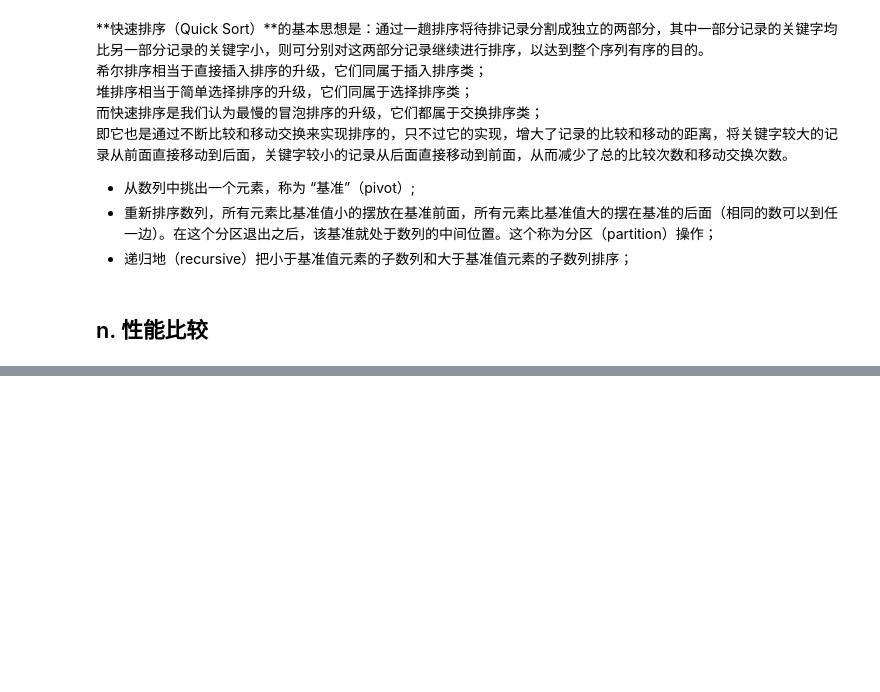
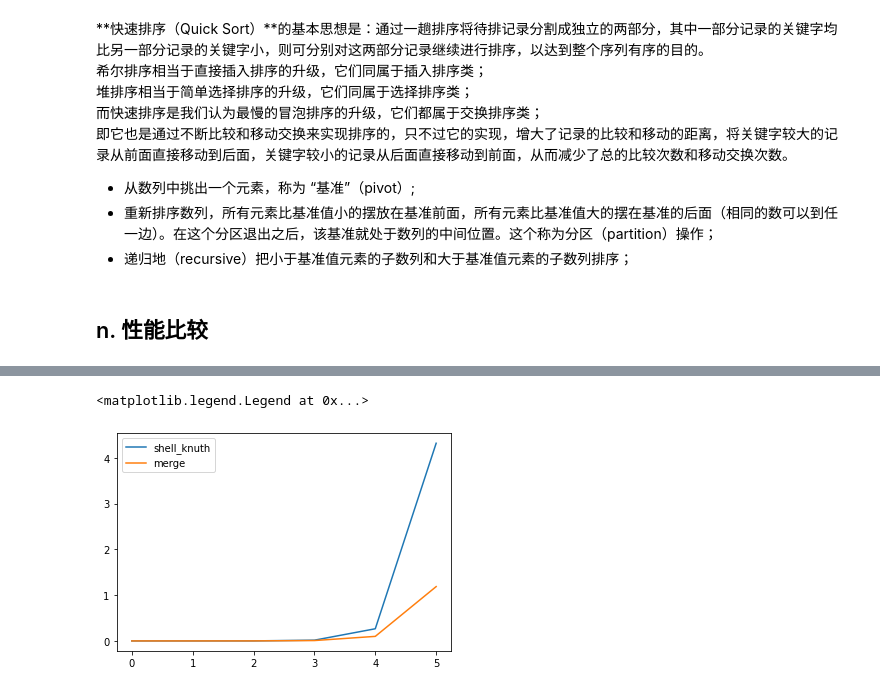
Before and after one commit to michaelbrucelin/HelloLanguage, a Jupyter notebook: Jupyter/Algorithm/Sort/排序算法-Python.ipynb, the cells around one changed output, grey strips where cells are left out. Saved outputs shown, nothing was run; the diff lists cells and outputs as text; code cells hidden in the pictures; blank space fills up the shorter version.

```diff
--- a/Jupyter/Algorithm/Sort/排序算法-Python.ipynb
+++ b/Jupyter/Algorithm/Sort/排序算法-Python.ipynb
@@ -305,5 +251,0 @@ def merge_sort_recursion(arr):
-# %%
-arr = [1, 3, 5, 7, 9, 2, 3, 4, 100]
-
-arr = merge_sort_recursion(arr)
-arr
@@ -363,0 +346,21 @@ plt.legend()
+# %%
+l_shell_knuth, l_merge = [], []
+sort_funcs = [shell_sort_knuth, merge_sort_recursion]
+sort_times = [l_shell_knuth, l_merge]
+sort_labels = ['shell_knuth', 'merge']
+
+for func, l_time in zip(sort_funcs, sort_times):
+    for i in range(6):
+        np.random.seed(0)
+        arr = np.random.randint(0, 10**i, 10**i)
+        t1 = time.time()
+        func(arr)
+        t2 = time.time()
+        l_time.append(t2-t1)
+
+for l_time, label in zip(sort_times, sort_labels):
+    plt.plot(l_time, label=label)
+plt.legend()
+# %% [output]
+<matplotlib.legend.Legend at 0x...>
+[figure, added]
```
Also changed, not shown: parts of 14 cells of this notebook, 1 other file.
